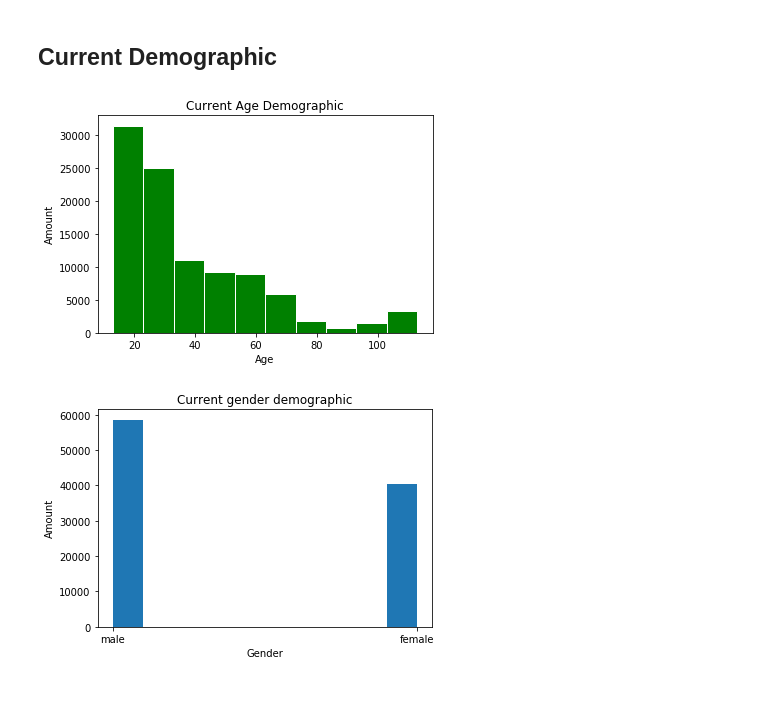
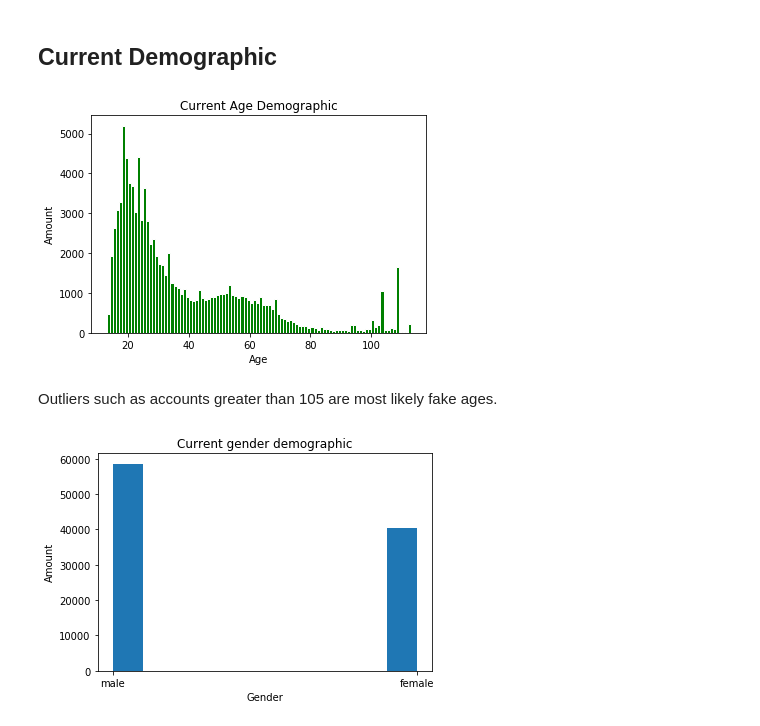
Before and after one commit to chloequinto/OnlineSocialNetworks, a Jupyter notebook: A09/main.ipynb, the cells around one changed output. Cells and saved outputs as stored; diff of their text form; code cells hidden in the pictures; blank space fills up the shorter version.

```diff
--- a/A09/main.ipynb
+++ b/A09/main.ipynb
@@ -27,13 +31,15 @@ len(fb_data)
 # %% [markdown]
 ## Current Demographic
 # %%
-plt.hist(fb_data['age'], color="green", ec="white")
+plt.hist(fb_data['age'], color="green", ec="white", bins=100)
 plt.title("Current Age Demographic")
 plt.xlabel("Age")
 plt.ylabel("Amount")
 plt.show()
 # %% [output]
-[figure, old version]
+[figure, new version]
+# %% [markdown]
+Outliers such as accounts greater than 105 are most likely fake ages.
 # %%
 fb_data.dropna(inplace=True)
 plt.hist(fb_data["gender"])
```
Also changed, not shown: parts of 25 cells of this notebook.
